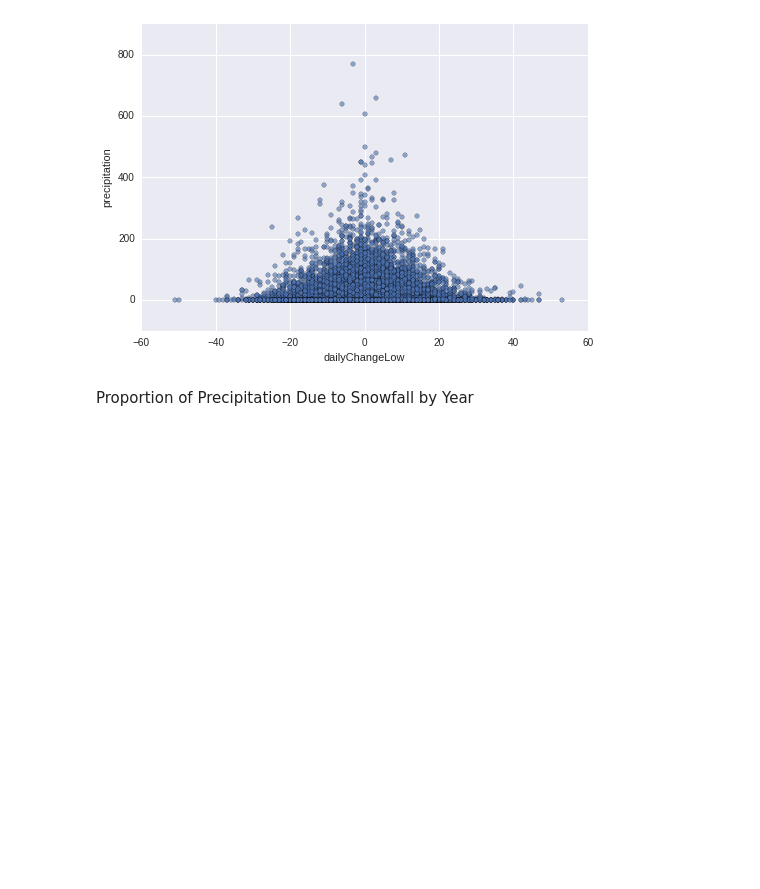
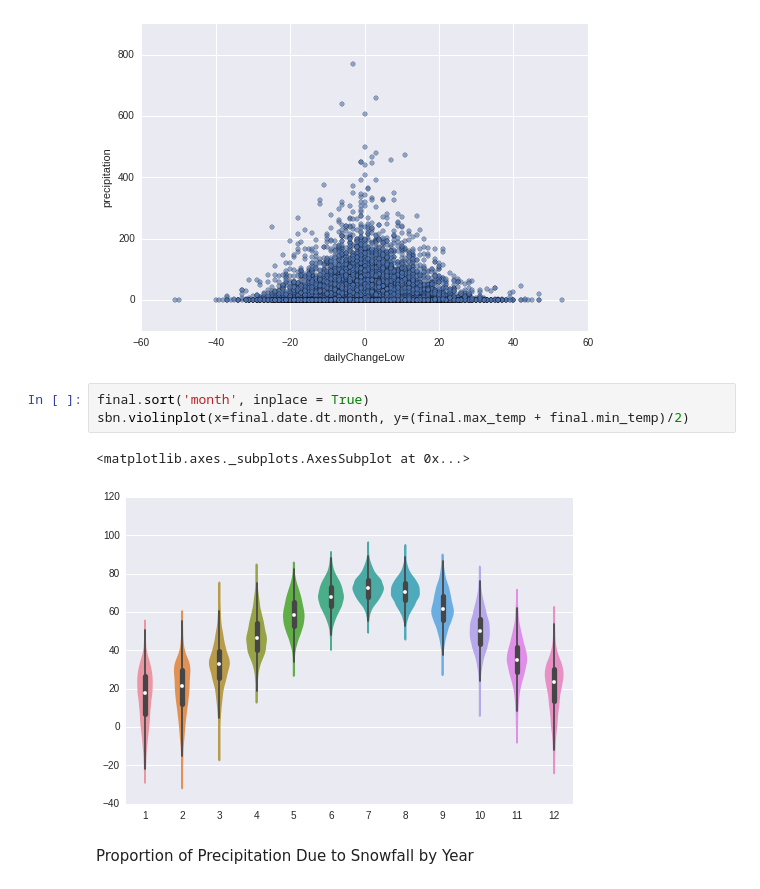
Before and after one commit to harrmi02/MachineLearning, a Jupyter notebook: Weather.ipynb, the cells around one changed output. Saved outputs shown, nothing was run; the diff lists cells and outputs as text; blank space fills up the shorter version.

```diff
--- a/Weather.ipynb
+++ b/Weather.ipynb
@@ -172,6 +140,12 @@ final.plot(kind='scatter', x='dailyChangeLow', y='precipitation', alpha = 0.6)
 # %% [output]
 <matplotlib.axes._subplots.AxesSubplot at 0x...>
 [figure]
+# %%
+final.sort('month', inplace = True)
+sbn.violinplot(x=final.date.dt.month, y=(final.max_temp + final.min_temp)/2)
+# %% [output]
+<matplotlib.axes._subplots.AxesSubplot at 0x...>
+[figure, added]
 # %% [markdown]
 Proportion of Precipitation Due to Snowfall by Year
 # %%
```
Also changed, not shown: parts of 16 cells of this notebook.
